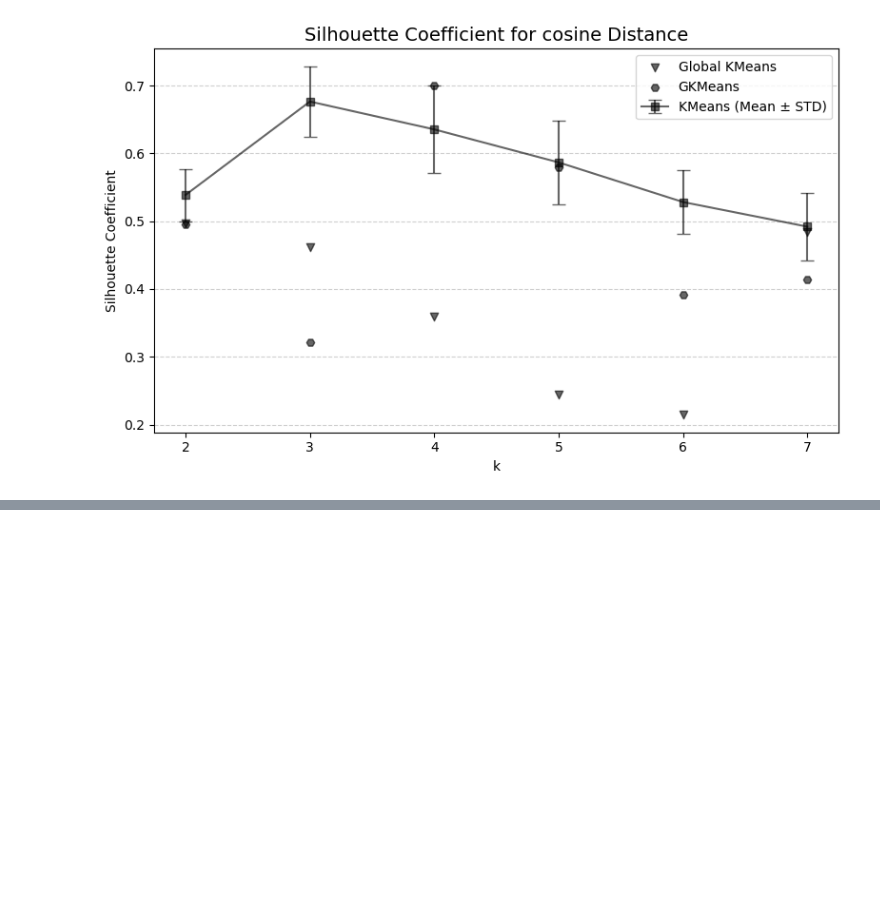
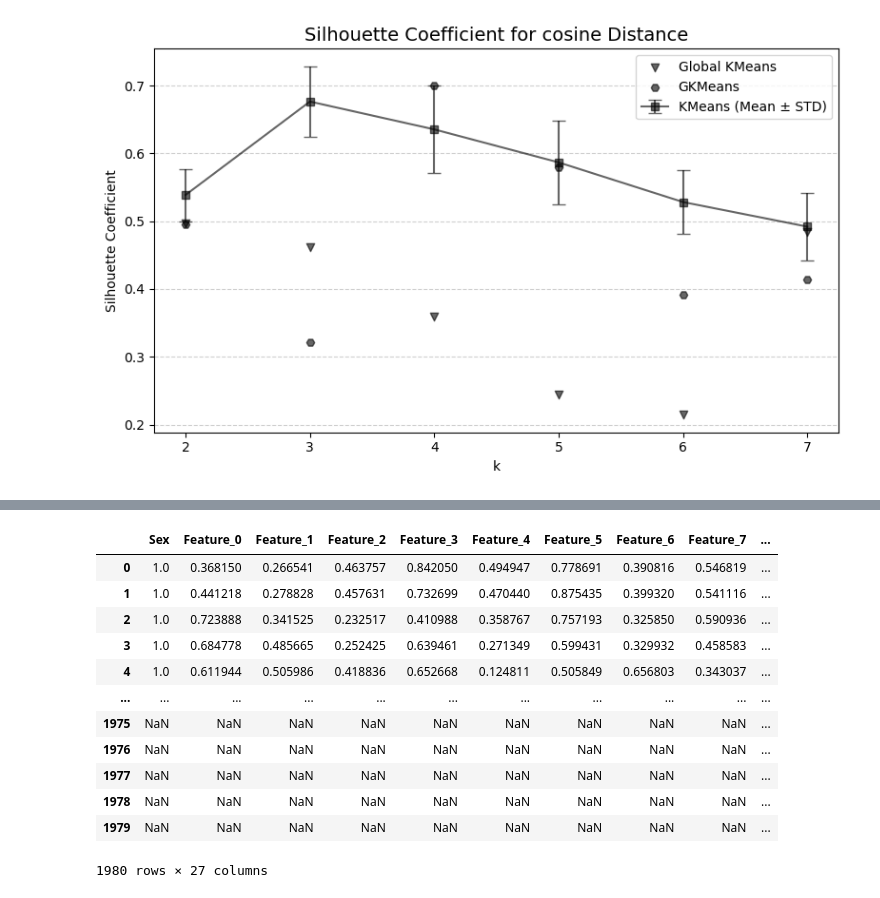
Before and after one commit to Bernat-C/Clustering-Analysis, a Jupyter notebook: testing_xavier2.ipynb, the cells around one changed output, grey strips where cells are left out. Saved outputs shown, nothing was run; the diff lists cells and outputs as text; code cells hidden in the pictures; blank space fills up the shorter version.

```diff
--- a/testing_xavier2.ipynb
+++ b/testing_xavier2.ipynb
@@ -240,0 +251,31 @@ Cluster 3 - Points shape: (472, 2)
+# %%
+# Load arff file
+df_vowel, meta_train = loadarff(f'datasets/vowel.arff')
+
+# Define datasets
+df_vowel = pd.DataFrame(df_vowel)
+
+y = df_vowel[['Class']]
+df_vowel = df_vowel.drop(columns=['Class','Train_or_Test'])
+
+df_vowel = one_hot_encoding(df_vowel)
+df_vowel = binary_encoding(df_vowel)
+df_vowel = min_max_scaler(df_vowel)
+
+df_vowel = pd.concat([df_vowel, y])
+
+df_vowel.to_csv(f'datasets_processed/vowel.csv', index=False)
+# %% [output]
+|  | Sex | Feature_0 | Feature_1 | Feature_2 | Feature_3 | Feature_4 | Feature_5 | Feature_6 | Feature_7 | ... |
+| 0 | 1.0 | 0.368150 | 0.266541 | 0.463757 | 0.842050 | 0.494947 | 0.778691 | 0.390816 | 0.546819 | ... |
+| 1 | 1.0 | 0.441218 | 0.278828 | 0.457631 | 0.732699 | 0.470440 | 0.875435 | 0.399320 | 0.541116 | ... |
+| 2 | 1.0 | 0.723888 | 0.341525 | 0.232517 | 0.410988 | 0.358767 | 0.757193 | 0.325850 | 0.590936 | ... |
+| 3 | 1.0 | 0.684778 | 0.485665 | 0.252425 | 0.639461 | 0.271349 | 0.599431 | 0.329932 | 0.458583 | ... |
+| 4 | 1.0 | 0.611944 | 0.505986 | 0.418836 | 0.652668 | 0.124811 | 0.505849 | 0.656803 | 0.343037 | ... |
+| ... | ... | ... | ... | ... | ... | ... | ... | ... | ... | ... |
+| 1975 | NaN | NaN | NaN | NaN | NaN | NaN | NaN | NaN | NaN | ... |
+| 1976 | NaN | NaN | NaN | NaN | NaN | NaN | NaN | NaN | NaN | ... |
+| 1977 | NaN | NaN | NaN | NaN | NaN | NaN | NaN | NaN | NaN | ... |
+| 1978 | NaN | NaN | NaN | NaN | NaN | NaN | NaN | NaN | NaN | ... |
+| 1979 | NaN | NaN | NaN | NaN | NaN | NaN | NaN | NaN | NaN | ... |
+1980 rows × 27 columns
```
Also changed, not shown: parts of 7 cells of this notebook, 9 other files.
